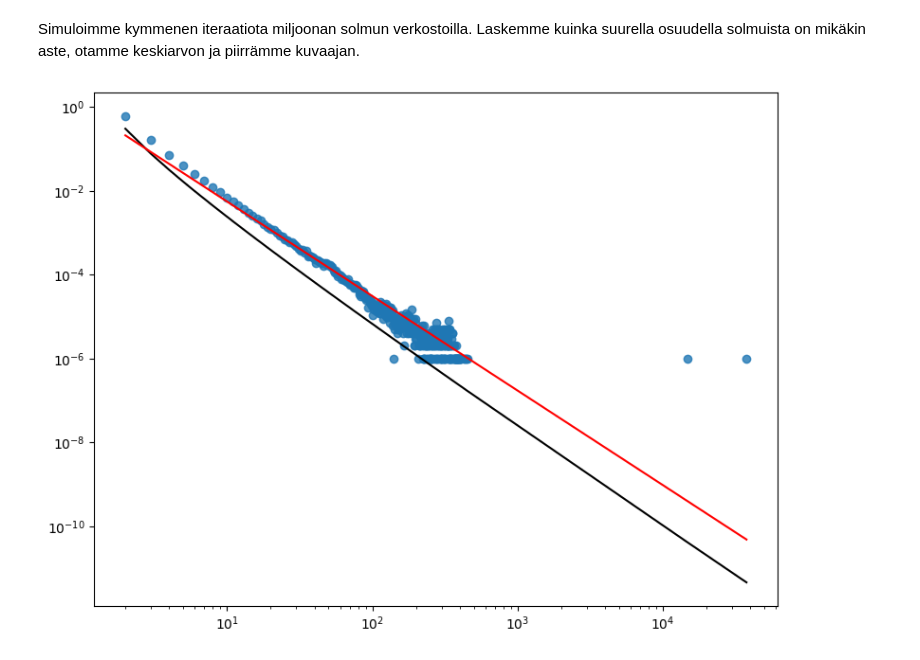
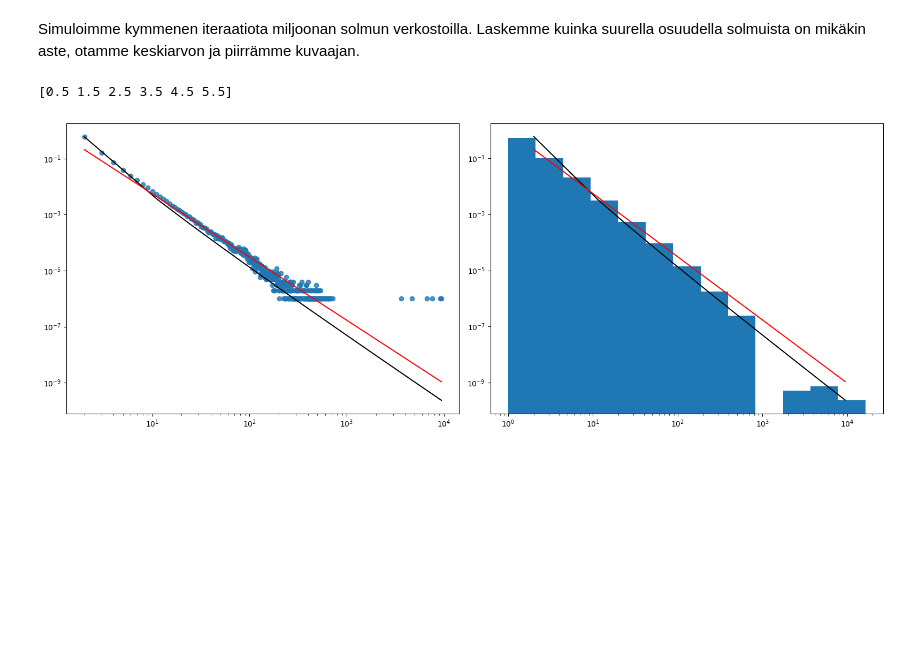
Before and after one commit to MiloSulin/nt-project, a Jupyter notebook: main.ipynb, the cells around one changed output. Saved outputs shown, nothing was run; the diff lists cells and outputs as text; code cells hidden in the pictures; blank space fills up the shorter version.

```diff
--- a/main.ipynb
+++ b/main.ipynb
@@ -23,13 +23,14 @@ for case in test_cases:
     test_results = []
     for i in range(10):
         test_dict, test_edge = BB.generateBianconiBarabasi(100000, 2, case[0], case[1])
-        test_fitns = list(test_dict.values())
+        test_fitns = np.array(list(test_dict.values()))
         if (case[1] == "BEC"):
-            test_results.extend([-np.log(val) / case[0] for val in test_fitns])
+            test_nrg = -np.log(test_fitns) / case[0]
+            test_results.extend(test_nrg)
         else:
             test_results.extend(test_fitns)
 
-    test_results = np.array(test_results)
+    # test_results = np.array(test_result)
     # hist, bins = np.histogram(test_results, np.arange(0.0, 1.0, 0.05))
     # hist = hist / 10
 
@@ -72,22 +73,37 @@ plt.show()
 Seuraavaksi haluamme tutkia minkälaisen astejakauman simulaatio tuottaa. Valitsemme parametreiksi sellaiset joita on käytetty Bianconin ja Barabásin artikkeleissa "Competition and multiscaling in evolving networks" ja "Bose-Einstein Condensation in Complex Networks". Testataan ensin täyssatunnaista verkostoa.
 # %% [markdown]
 Simuloimme kymmenen iteraatiota miljoonan solmun verkostoilla. Laskemme kuinka suurella osuudella solmuista on mikäkin aste, otamme keskiarvon ja piirrämme kuvaajan.
+# %%
+test_range = np.array([0,1,2,3,4,5,6])
+range_mid = (test_range[:-1] + test_range[1:]) / 2
+print(range_mid)
+# %% [output]
+[0.5 1.5 2.5 3.5 4.5 5.5]
 # %%
 _, test_e = BB.generateBianconiBarabasi(1000000, 2, distr_type='uniform')
+
 # test_graph = nx.MultiGraph(test_e)
 # degree_distr = nx.degree_histogram(test_graph)
 _, counts = np.unique(test_e, return_counts=True)
 unique, degree_distr = np.unique(counts, return_counts=True)
-degree_distr = degree_distr / degree_distr.sum()
+degree_distr = degree_distr / np.sum(degree_distr)
+# bin_start = np.array([0])
+log_bins = np.logspace(0, 14, base=2, num=14, endpoint=True)
+curve_range = np.linspace(2, unique.max(), 1000)
 
 # kuvaaja
-fig, axes = plt.subplots(figsize=(8,6))
-axes.scatter(unique, degree_distr, alpha=0.8)
-axes.plot(unique, unique**(-2.255) / np.log(unique), c='black')
-axes.plot(unique, unique**(-2.255), c='r')
-axes.set_xscale('log')
-axes.set_yscale('log')
+fig, axes = plt.subplots(1, 2, figsize=(16,6))
+# axes.hist(counts, bins=curve_range, density=True)
+axes[0].scatter(unique, degree_distr, alpha=0.8)
+axes[1].hist(counts, bins=log_bins, density=True)
+
+for i in range(2):
+    axes[i].set_xscale('log')
+    axes[i].set_yscale('log')
+    axes[i].plot(curve_range, (2*(curve_range**(-2.255))/np.log(curve_range)), c='black')
+    axes[i].plot(curve_range, curve_range**(-2.255), c='r')
+
 plt.tight_layout()
 plt.show()
 # %% [output]
-[figure, old version]
+[figure, new version]
```
